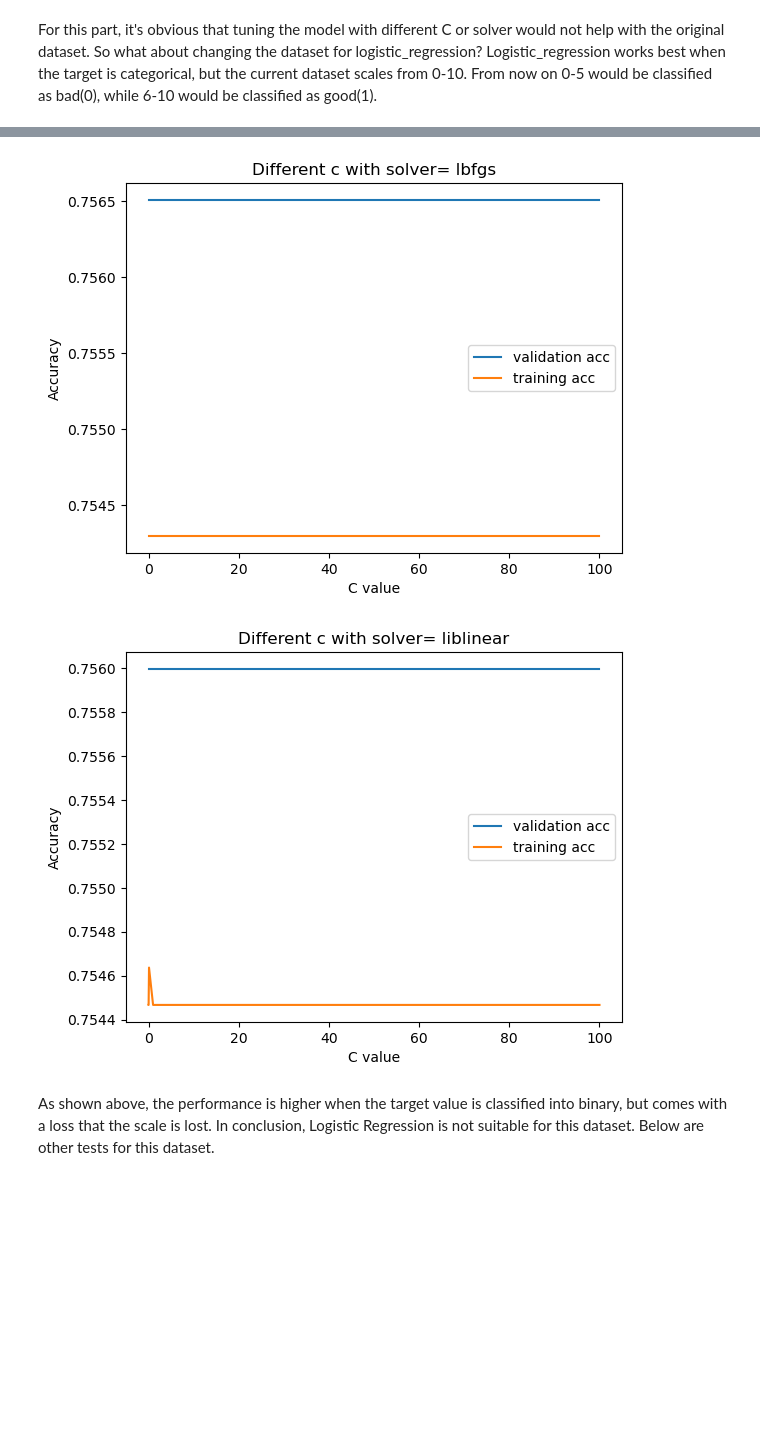
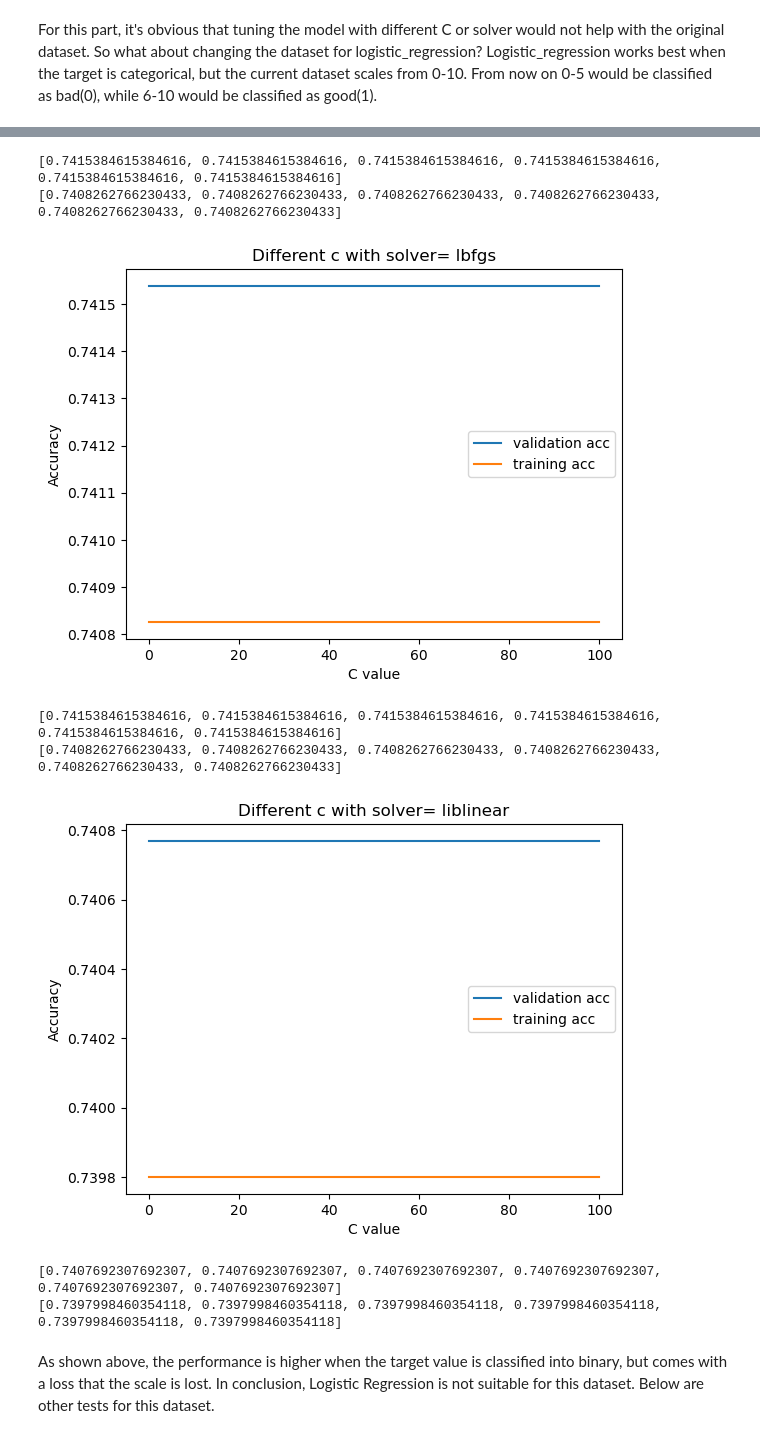
Before and after one commit to jiangyue-amber/CS178_Project, a Jupyter notebook: logistic_regression.ipynb, the cells around one changed output, grey strips where cells are left out. Drawn from its saved outputs; the diff is of its cells as text; code cells hidden in the pictures; blank space fills up the shorter version.

```diff
--- a/logistic_regression.ipynb
+++ b/logistic_regression.ipynb
@@ -1,7 +1,7 @@
 # %%
 import pandas as pd
 
-url_red = "https://archive.ics.uci.edu/ml/machine-learning-databases/wine-quality/winequality-white.csv"
+url_red = "https://archive.ics.uci.edu/ml/machine-learning-databases/wine-quality/winequality-red.csv"
 url_white = "https://archive.ics.uci.edu/ml/machine-learning-databases/wine-quality/winequality-white.csv"
 
 red = pd.read_csv(url_red, sep=";")
@@ -199,8 +201,6 @@ def plot_lr_cls(sol, penal='l2', l1_r=0.0):
         test_acc = accuracy_score(y_test_cls, test_pred)
         train_pred = classifier.predict(X_train_scaled)
         train_acc = accuracy_score(y_train_cls, train_pred)
-        train_pred = classifier.predict(X_train_scaled)
-        train_acc = accuracy_score(y_train_cls, train_pred)
         val_pred = classifier.predict(X_val_scaled)
         val_acc = accuracy_score(y_val_cls, val_pred)
         val_accs.append(val_acc)
@@ -216,6 +216,8 @@ def plot_lr_cls(sol, penal='l2', l1_r=0.0):
     plt.xlabel("C value")
     plt.legend()
     plt.show()
+    print(val_accs)
+    print(train_accs)
 plot_lr_cls('liblinear')
 plot_lr_cls('lbfgs')
 plot_lr_cls('liblinear', penal="l1")
@@ -224,5 +226,11 @@ plot_lr_cls('liblinear', penal="l1")
+[0.7415384615384616, 0.7415384615384616, 0.7415384615384616, 0.7415384615384616, 0.7415384615384616, 0.7415384615384616]
+[0.7408262766230433, 0.7408262766230433, 0.7408262766230433, 0.7408262766230433, 0.7408262766230433, 0.7408262766230433]
-[figure, old version]
+[figure, new version]
+[0.7415384615384616, 0.7415384615384616, 0.7415384615384616, 0.7415384615384616, 0.7415384615384616, 0.7415384615384616]
+[0.7408262766230433, 0.7408262766230433, 0.7408262766230433, 0.7408262766230433, 0.7408262766230433, 0.7408262766230433]
-[figure, old version]
+[figure, new version]
+[0.7407692307692307, 0.7407692307692307, 0.7407692307692307, 0.7407692307692307, 0.7407692307692307, 0.7407692307692307]
+[0.7397998460354118, 0.7397998460354118, 0.7397998460354118, 0.7397998460354118, 0.7397998460354118, 0.7397998460354118]
 # %% [markdown]
 As shown above, the performance is higher when the target value is classified into binary, but comes with a loss that the scale is lost. In conclusion, Logistic Regression is not suitable for this dataset.
 Below are other tests for this dataset.
```
Also changed, not shown: parts of 9 cells of this notebook.
